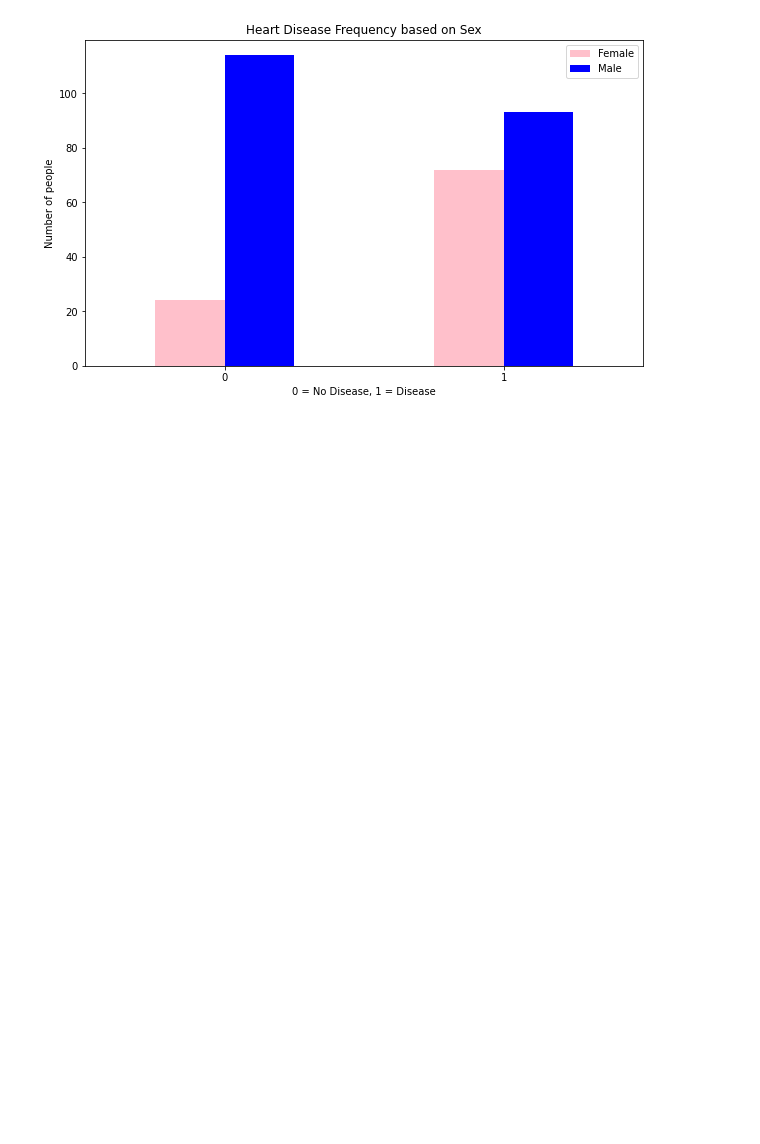
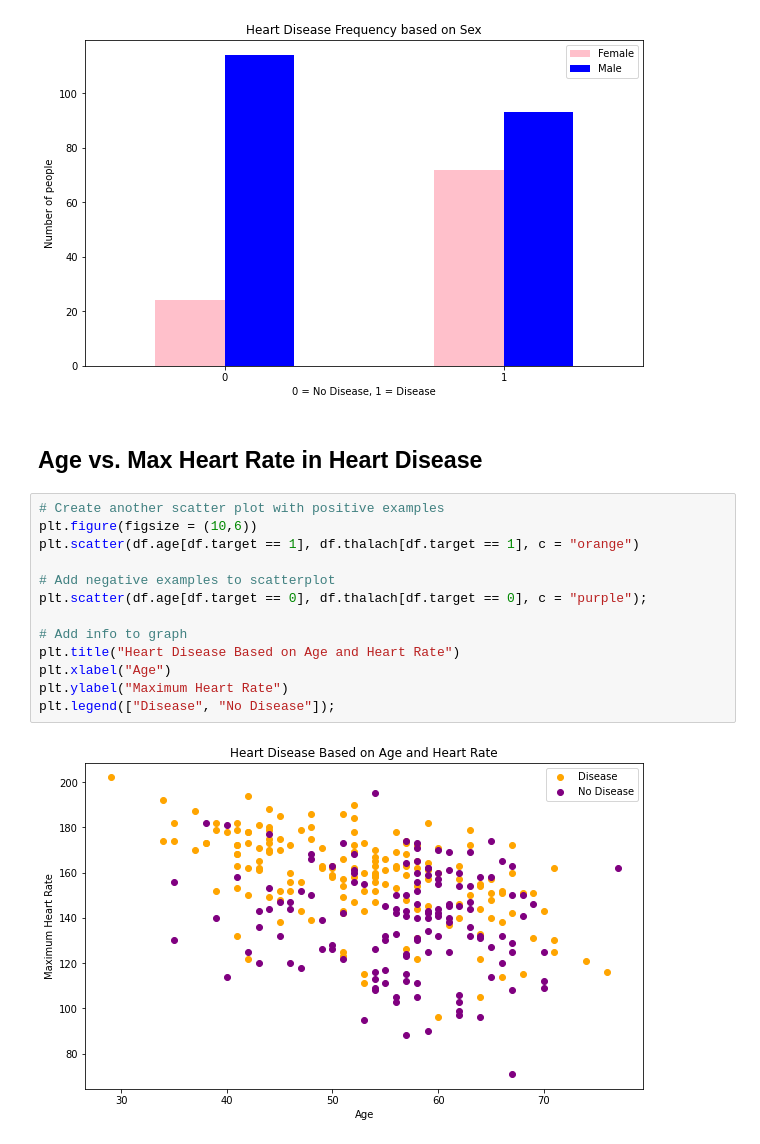
Before and after one commit to saywurdson/Projects, a Jupyter notebook: Jupyter Notebooks/ZTM/heart-disease-project/heart-disease.ipynb, the cells around one changed output. Cells and saved outputs as stored; diff of their text form; blank space fills up the shorter version.

```diff
--- a/Jupyter Notebooks/ZTM/heart-disease-project/heart-disease.ipynb
+++ b/Jupyter Notebooks/ZTM/heart-disease-project/heart-disease.ipynb
@@ -149,3 +147,20 @@ plt.legend(["Female", "Male"])
 plt.xticks(rotation = 0); # Make the numbers on the bottom vertical instead of horizontal
 # %% [output]
 [figure]
+# %% [markdown]
+## Age vs. Max Heart Rate in Heart Disease
+# %%
+# Create another scatter plot with positive examples
+plt.figure(figsize = (10,6))
+plt.scatter(df.age[df.target == 1], df.thalach[df.target == 1], c = "orange")
+
+# Add negative examples to scatterplot
+plt.scatter(df.age[df.target == 0], df.thalach[df.target == 0], c = "purple");
+
+# Add info to graph
+plt.title("Heart Disease Based on Age and Heart Rate")
+plt.xlabel("Age")
+plt.ylabel("Maximum Heart Rate")
+plt.legend(["Disease", "No Disease"]);
+# %% [output]
+[figure, added]
```
Also changed, not shown: parts of 15 cells of this notebook.
